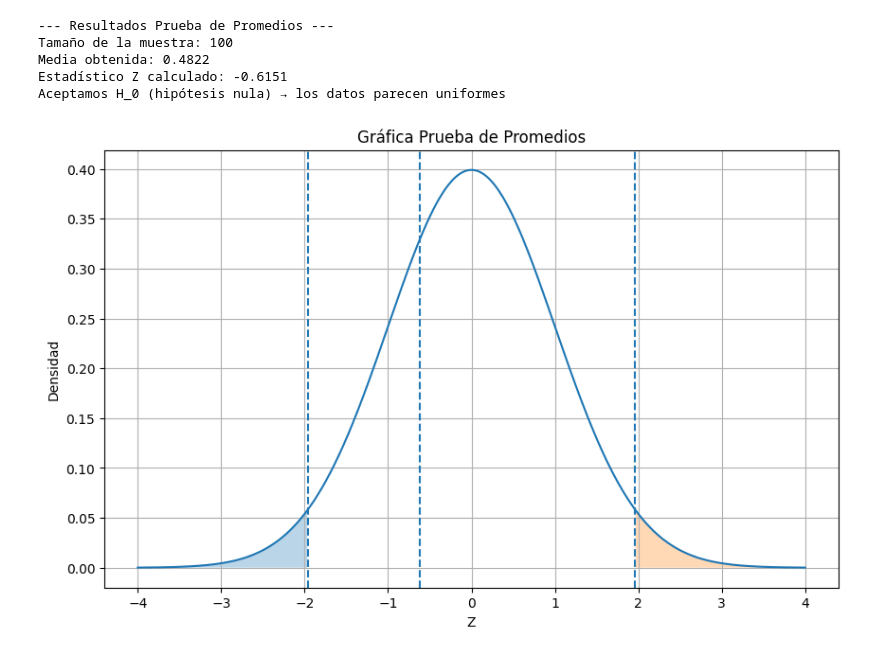
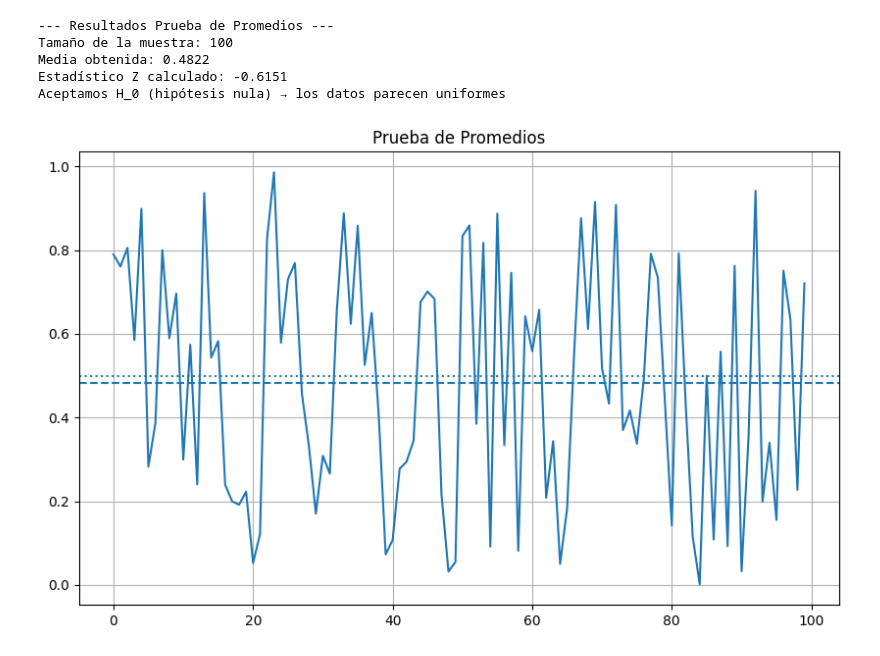
Before and after one commit to saradom11/Simulaci-n-I, a Jupyter notebook: Prueba_de_los_promedios.ipynb, the cells around one changed output. Drawn from its saved outputs; the diff is of its cells as text; code cells hidden in the pictures.

```diff
--- a/Prueba_de_los_promedios.ipynb
+++ b/Prueba_de_los_promedios.ipynb
@@ -58,28 +58,20 @@ Tamaño de la muestra: 100
 Media obtenida: 0.4822
 Estadístico Z calculado: -0.6151
 Aceptamos H_0 (hipótesis nula) → los datos parecen uniformes
-# %%
-z_0=resultado["z_0"]
-z_c=resultado["z_c"]
-
-x=np.linspace(-4, 4, 1000) #Generamos valores en el eje X desde -4 hasta 4 con 1000 puntos
-y=norm.pdf(x) #Esto genera la altura de la curva norma
-
-plt.figure(figsize=(10,6))
-plt.plot(x, y) #Dibujamos la normal
-
-plt.fill_between(x, y, where=(x <= -z_c), alpha=0.3) #Rellenamos la cola izquierda y derecha
-plt.fill_between(x, y, where=(x >= z_c), alpha=0.3)
-
-plt.axvline(z_0, linestyle='--') #Marcamos las lineas que calculamos
-plt.axvline(z_c, linestyle='--')
-plt.axvline(-z_c, linestyle='--')
-
-plt.title("Gráfica Prueba de Promedios")
-plt.xlabel("Z")
-plt.ylabel("Densidad")
-plt.grid()
-
-plt.show()
-# %% [output]
-[figure, removed]
+# %%
+resultado = prueba_promedios(datos)
+media = resultado["media"]
+
+plt.figure(figsize=(10,6)) # Tamaño de la gráfica
+
+plt.plot(datos) # Graficar datos
+
+plt.axhline(media, linestyle='--') # Línea de la media obtenida
+
+plt.axhline(0.5, linestyle='dotted') # Línea de la media esperada
+
+plt.title("Prueba de Promedios")
+plt.grid()
+plt.show()
+# %% [output]
+[figure, added]
```
